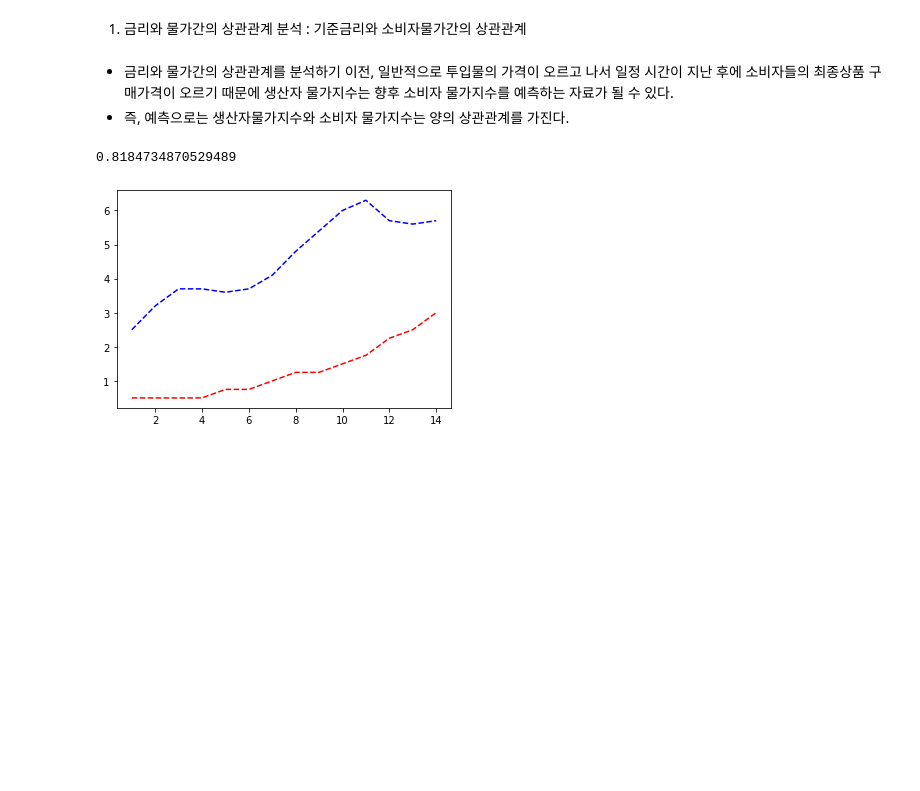
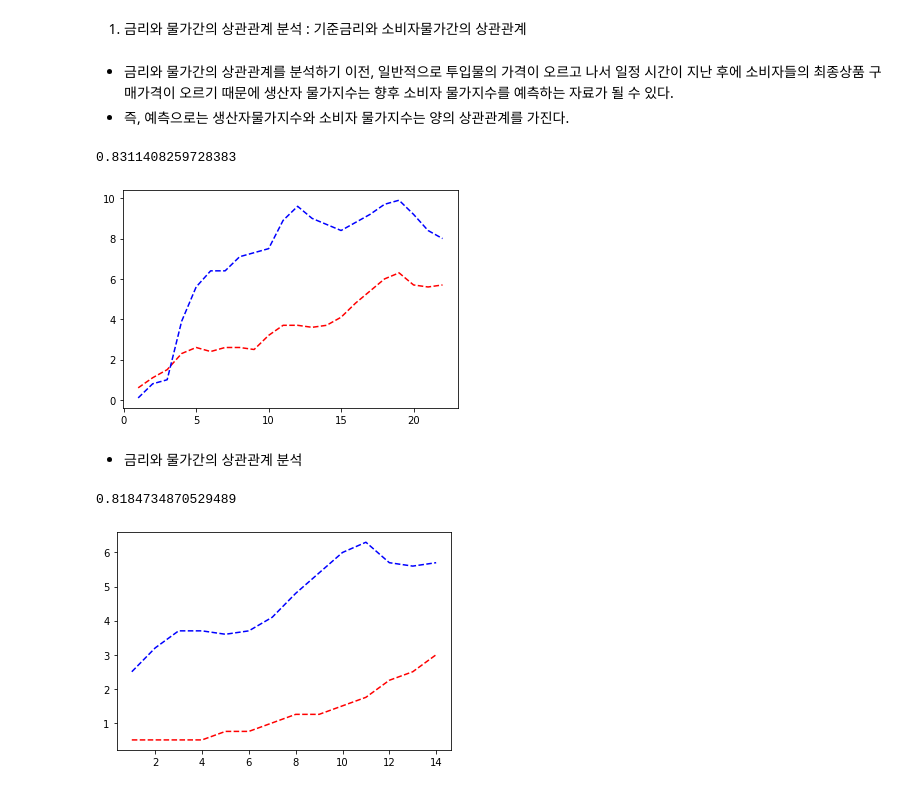
Before and after one commit to hojin021010/project_with_Python, a Jupyter notebook: 2022102107.ipynb, the cells around one changed output. Saved outputs shown, nothing was run; the diff lists cells and outputs as text; code cells hidden in the pictures; blank space fills up the shorter version.

```diff
--- a/2022102107.ipynb
+++ b/2022102107.ipynb
@@ -296,6 +296,17 @@ class baseratecorr:
 # %% [markdown]
 + 금리와 물가간의 상관관계를 분석하기 이전, 일반적으로 투입물의 가격이 오르고 나서 일정 시간이 지난 후에 소비자들의 최종상품 구매가격이 오르기 때문에 생산자 물가지수는 향후 소비자 물가지수를 예측하는 자료가 될 수 있다.
 + 즉, 예측으로는 생산자물가지수와 소비자 물가지수는 양의 상관관계를 가진다.
+# %%
+drawgraphbetween(cpiList,producer_price_indexList)
+
+cpi_pdi = baseratecorr(cpiList,producer_price_indexList)
+cpipdiCor = cpi_pdi.maincorrelation()
+cpipdiCor
+# %% [output]
+0.8311408259728383
+[figure, added]
+# %% [markdown]
++ 금리와 물가간의 상관관계 분석
 # %%
 drawgraphbetween(baserateList,cpiList)
 
```
Also changed, not shown: parts of 2 cells of this notebook.
